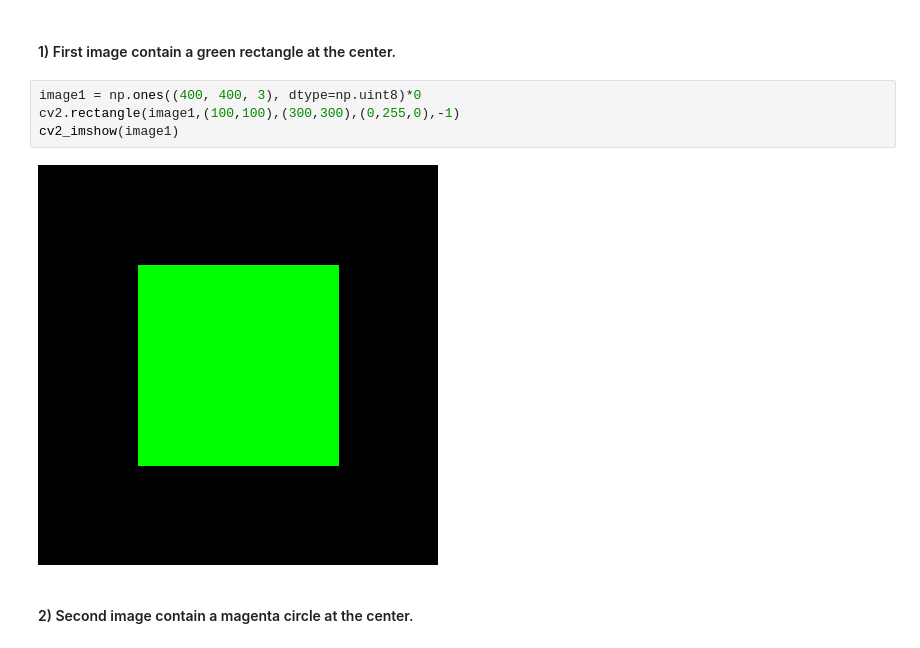
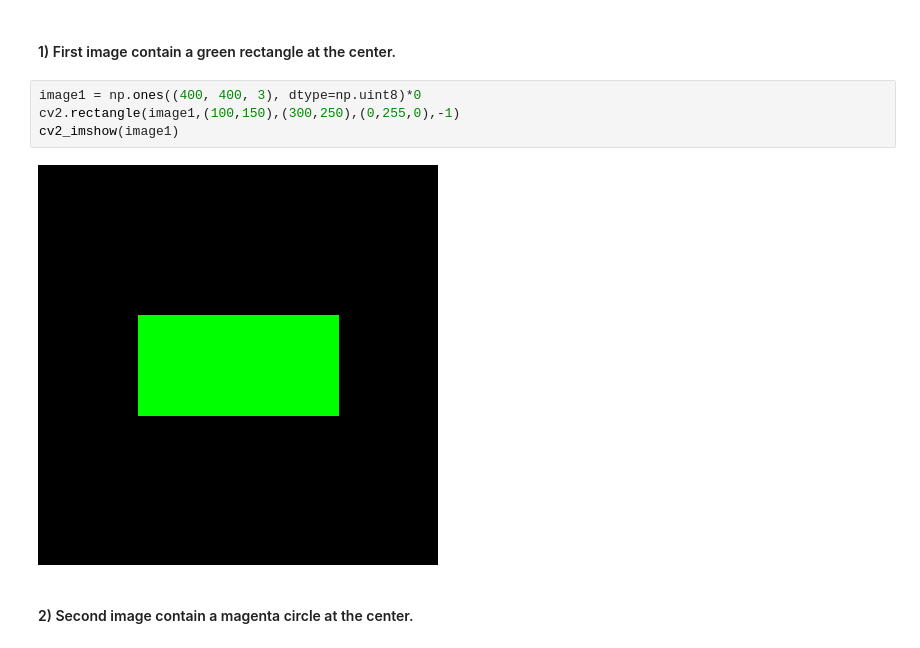
Before and after one commit to sajib-222/Digital-Image-Processing, a Jupyter notebook: Assignment_3.ipynb, the cells around one changed output. Saved outputs shown, nothing was run; the diff lists cells and outputs as text.

```diff
--- a/Assignment_3.ipynb
+++ b/Assignment_3.ipynb
@@ -15,10 +15,10 @@ from google.colab.patches import cv2_imshow
 #### 1) First image contain a green rectangle at the center.
 # %%
 image1 = np.ones((400, 400, 3), dtype=np.uint8)*0
-cv2.rectangle(image1,(100,100),(300,300),(0,255,0),-1)
+cv2.rectangle(image1,(100,150),(300,250),(0,255,0),-1)
 cv2_imshow(image1)
 # %% [output]
-[figure, old version]
+[figure, new version]
 # %% [markdown]
 #### 2) Second image contain a magenta circle at the center.
 # %%
```
Also changed, not shown: parts of 5 cells of this notebook.
